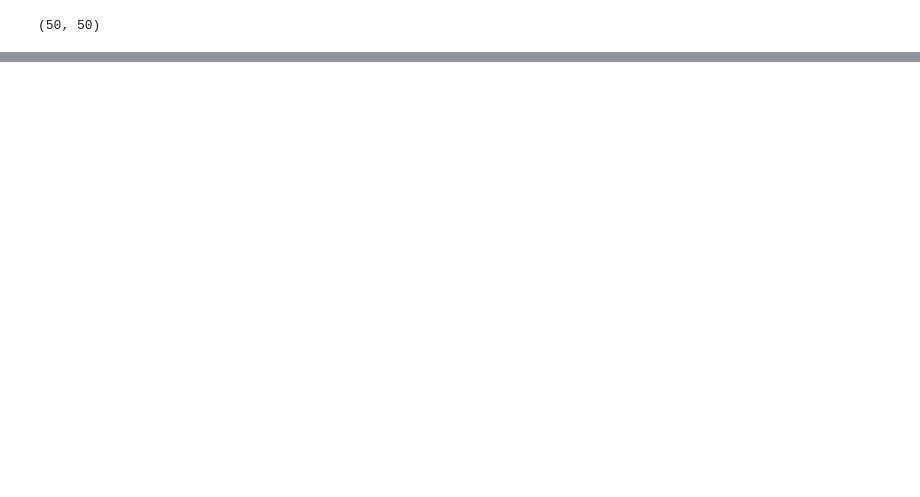
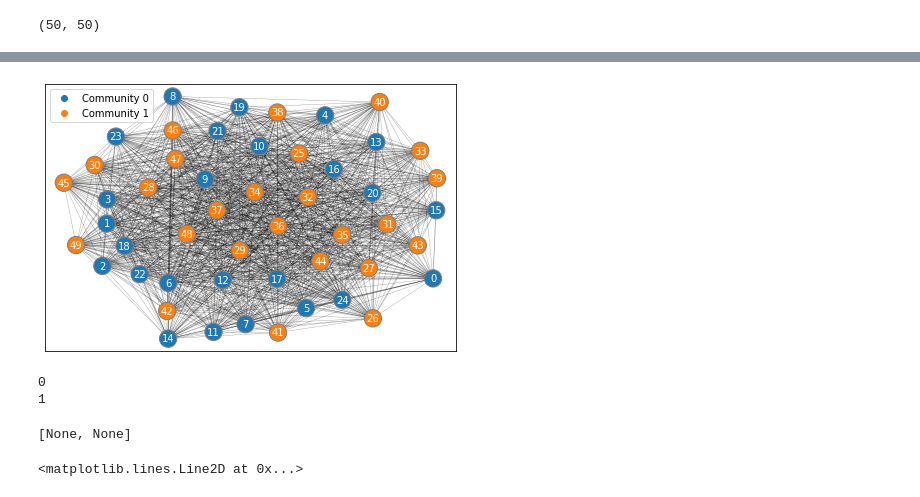
Before and after one commit to neurodata/graphbook-code, a Jupyter notebook: graphbook_code/plot_examples.ipynb, the cells around one changed output, grey strips where cells are left out. Cells and saved outputs as stored; diff of their text form; code cells hidden in the pictures; blank space fills up the shorter version.

```diff
--- a/graphbook_code/plot_examples.ipynb
+++ b/graphbook_code/plot_examples.ipynb
@@ -37,0 +38,5 @@ array([<AxesSubplot:>, <AxesSubplot:>], dtype=object)
+# %%
+
+cmaps = {"sequential": "Purples", "divergent": "RdBu_r", "qualitative": "tab10"}
+import networkx as nx
+from matplotlib import pyplot as plt
@@ -37,0 +87,54 @@ array([<AxesSubplot:>, <AxesSubplot:>], dtype=object)
+# %%
+A = B; labels=[0 for i in range(0, 25)] + [1 for i in range(0, 25)]
+pos = None; node_color="qualitative"
+ax = None
+
+if node_color not in cmaps.keys():
+    raise ValueError(f"Your `node_color` must be in {list(cmaps.keys())}")
+
+G = nx.Graph(A)
+
+if ax is None:
+    fig, ax = plt.subplots()
+if pos is None:
+    pos = nx.spring_layout(G)
+else:
+    pos = pos(G)
+
+options = {"edgecolors": "tab:gray", "node_size": 300}
+
+if labels is not None:
+    n_unique = len(np.unique(labels))
+    lab_dict = {}
+    for j, lab in enumerate(np.unique(labels)):
+        lab_dict[lab] = j
+    cm = GraphColormap(node_color, discrete=True, k=n_unique)
+    node_colors = [cm.palette[lab_dict[i]] for i in labels]
+    commlist = [plt.Line2D((0, 1), (0, 0), color=cm.palette[col], marker='o', linestyle='') for lab, col in lab_dict.items()]
+    namelist = ["Community " + str(lab) for lab in lab_dict.keys()]
+else:
+    cm = GraphColormap(node_color, discrete=True, k=1)
+    node_colors = [cm.palette[0] for i in range(0, A.shape[0])]
+# draw
+nodes_plt = nx.draw_networkx_nodes(G, node_color=node_colors, pos=pos, ax=ax, **options)
+nx.draw_networkx_edges(G, alpha=0.5, pos=pos, width=0.3, ax=ax)
+nx.draw_networkx_labels(G, pos, font_size=10, font_color="white", ax=ax)
+
+if labels is not None:
+    plt.legend(commlist, namelist)
+
+plt.tight_layout()
+# %% [output]
+[figure, added]
+# %%
+[print(lab) for lab, col in lab_dict.items()]
+# %% [output]
+0
+1
+[None, None]
+# %%
+lab = 0
+col=0
+plt.Line2D((0, 1), (0, 0), color=cm.palette[col], marker='o', linestyle='')
+# %% [output]
+<matplotlib.lines.Line2D at 0x...>
```
Also changed, not shown: parts of 7 cells of this notebook, 1 other file.
